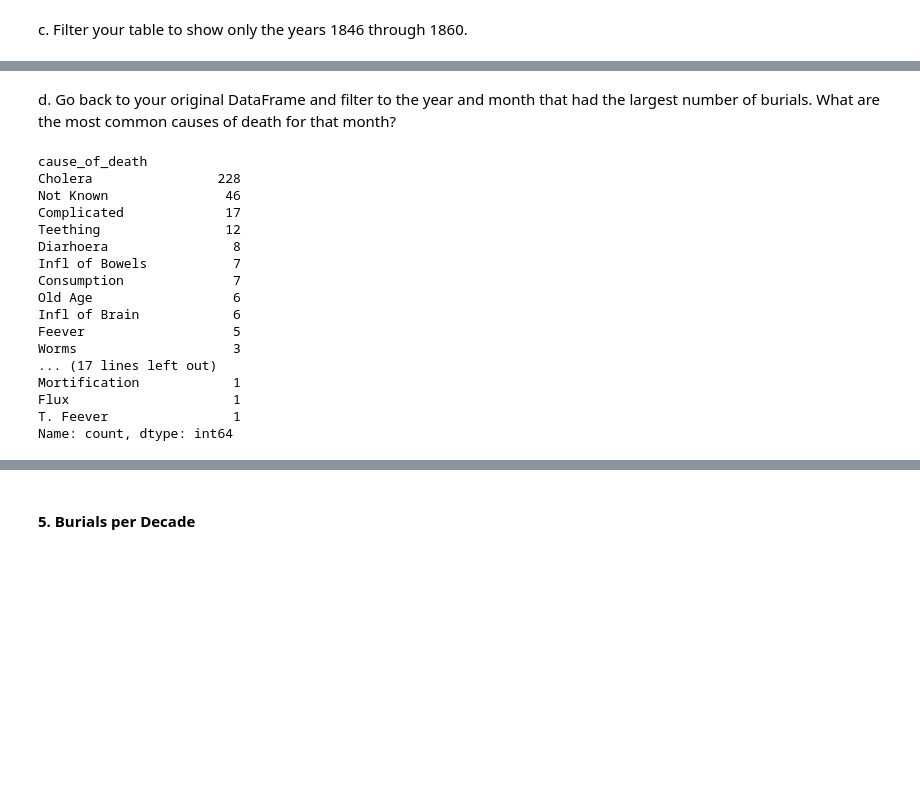
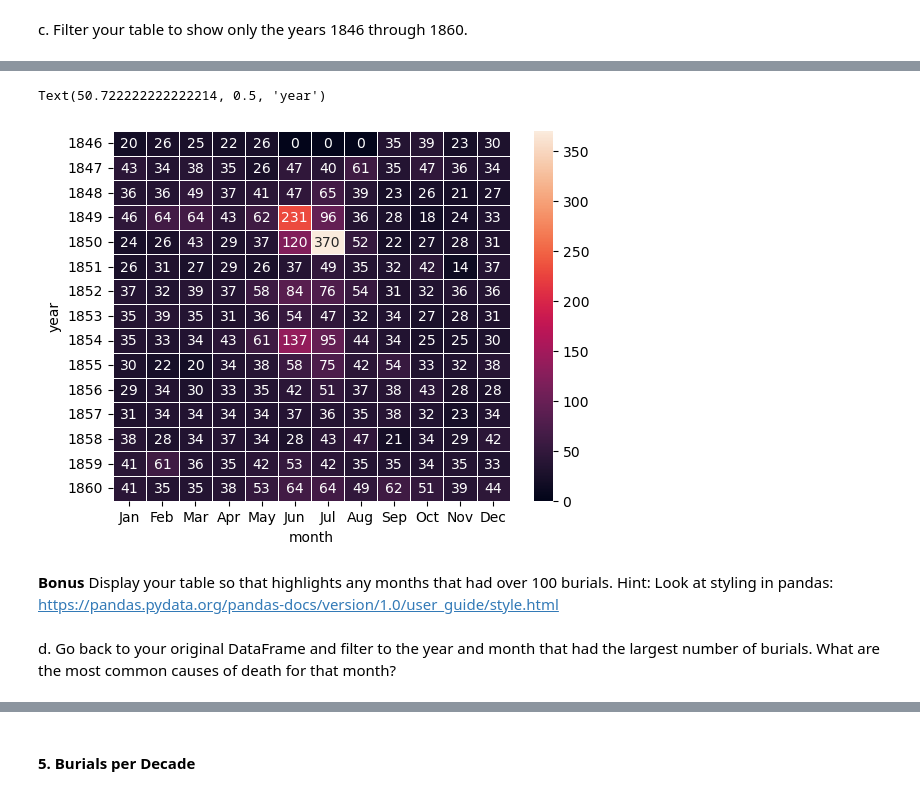
Before and after one commit to NSS-Data-Analytics-Cohort-10/advanced-pandas-megyg6, a Jupyter notebook: notebooks/nash_city_cemetery_pandas.ipynb, the cells around one changed output, grey strips where cells are left out. Drawn from its saved outputs; the diff is of its cells as text; code cells hidden in the pictures; blank space fills up the shorter version.

```diff
--- a/notebooks/nash_city_cemetery_pandas.ipynb
+++ b/notebooks/nash_city_cemetery_pandas.ipynb
@@ -282,23 +282,11 @@ sns.heatmap(years_1846_1860, annot=True, fmt="d", linewidths=.5)
+# %%
+sns.heatmap(years_1846_1860, annot=True, fmt="d", linewidths=.5)
+plt.xlabel("month")
+plt.ylabel("year")
+# %% [output]
+Text(50.722222222222214, 0.5, 'year')
+[figure, added]
+# %% [markdown]
+  **Bonus** Display your table so that highlights any months that had over 100 burials. Hint: Look at styling in pandas: https://pandas.pydata.org/pandas-docs/version/1.0/user_guide/style.html
 # %% [markdown]
 d. Go back to your original DataFrame and filter to the year and month that had the largest number of burials. What are the most common causes of death for that month?
-# %%
-highest_burial_month_year=cemetery_df.loc[(cemetery_df['burial_month']=='Jul') & (cemetery_df['burial_year']==1850)]
-highest_burial_month_year['cause_of_death'].value_counts()
-# %% [output]
-cause_of_death
-Cholera                228
-Not Known               46
-Complicated             17
-Teething                12
-Diarhoera                8
-Infl of Bowels           7
-Consumption              7
-Old Age                  6
-Infl of Brain            6
-Feever                   5
-Worms                    3
-... (17 lines left out)
-Mortification            1
-Flux                     1
-T. Feever                1
-Name: count, dtype: int64
```
Also changed, not shown: parts of 37 cells of this notebook.
